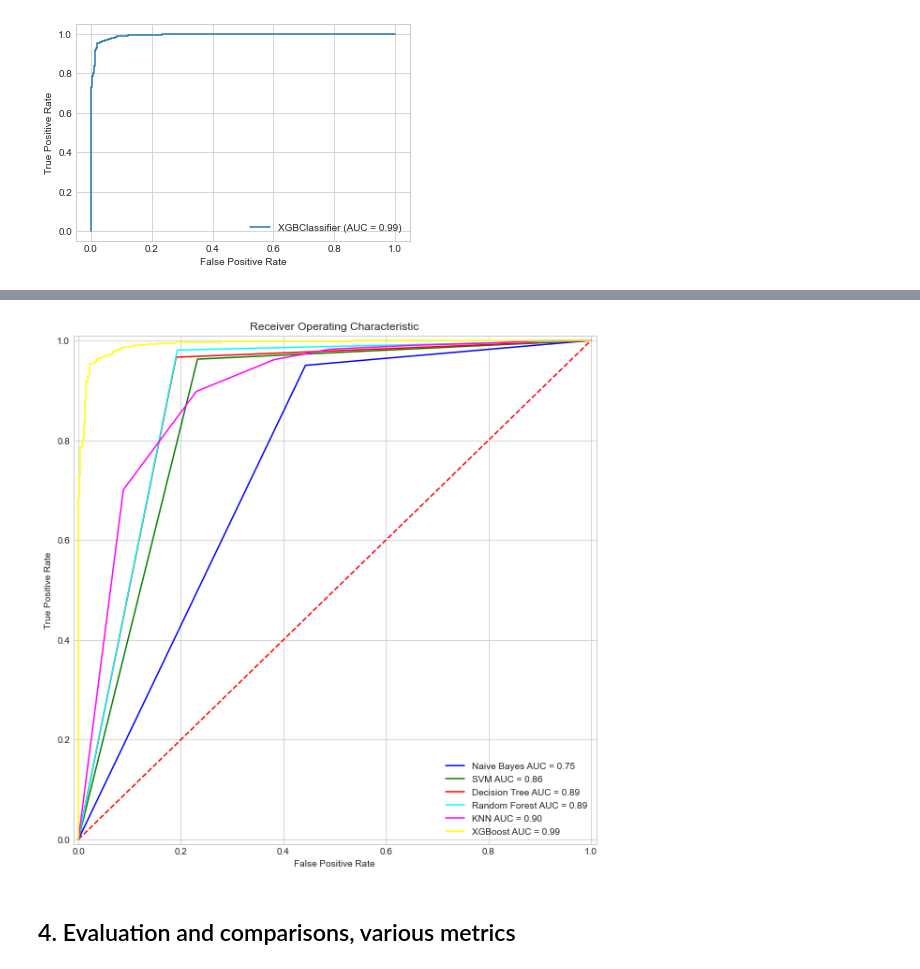
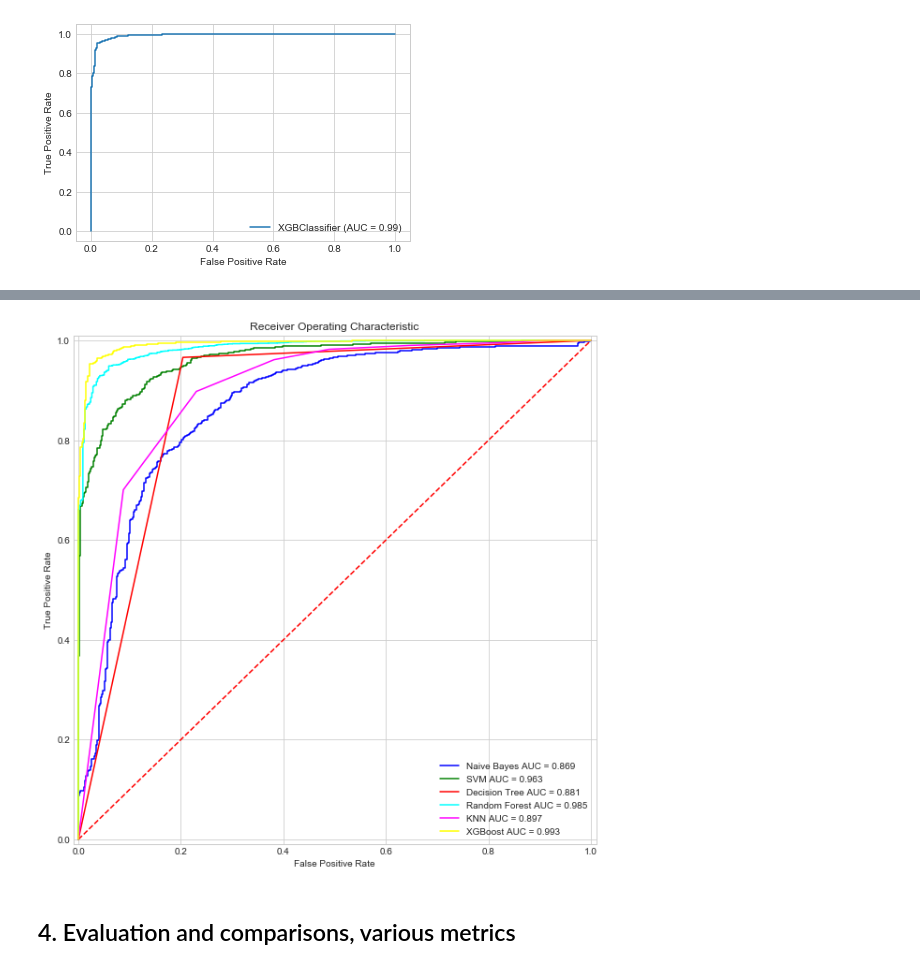
Before and after one commit to Elena-Chikara/Banking-churn-prediction-for-marketing-purposes, a Jupyter notebook: Bank_template (ROC curve and Confusion matrix).ipynb, the cells around one changed output, grey strips where cells are left out. Cells and saved outputs as stored; diff of their text form; code cells hidden in the pictures.

```diff
--- a/Bank_template (ROC curve and Confusion matrix).ipynb
+++ b/Bank_template (ROC curve and Confusion matrix).ipynb
@@ -603,17 +591,17 @@ plot_roc_curve(tree, X_test, y_test)
 # %%
-# %%time
-# from sklearn.ensemble import RandomForestClassifier
+%%time
+from sklearn.ensemble import RandomForestClassifier
 
-# rf_tree = RandomForestClassifier(n_jobs=-1,
-#                                  max_depth=9,
-#                                  n_estimators=4,
-#                                  min_samples_leaf=2,
-#                                  max_leaf_nodes=600,
-#                                  criterion='entropy',
-#                                  max_features=2,
-#                                  random_state=42)
-# rf_tree.fit(X_train, y_train)
+rf_tree = RandomForestClassifier(n_jobs=-1,
+                              max_depth=10,
+                              n_estimators=100,
+                              min_samples_leaf=4,
+                              max_leaf_nodes=150,
+                              criterion='entropy',
+                              max_features=0.5,
+                              random_state=0)
+rf_tree.fit(X_train, y_train)
 
 
-# print('Accuracy on the training subset ', (rf_tree.score(X_train, y_train)))
-# print('Accuracy on the test subset:', (rf_tree.score(X_test, y_test)))
+print('The accuracy on the training subset: {:.3f}'.format(rf_tree.score(X_train, y_train)))
+print('The accuracy on the test subset: {:.3f}'.format(rf_tree.score(X_test, y_test)))
@@ -620,4 +612,5 @@ plot_roc_curve(tree, X_test, y_test)
 # %%
-# y_pred = rf_tree.predict(X_test)
+y_pred_rf_tree = rf_tree.predict(X_test)
+y_proba_rf_tree = rf_tree.predict_proba(X_test)[:,1]
 
-# print(classification_report(y_test, y_pred))
+print(classification_report(y_test, y_pred_rf_tree))
@@ -758,6 +716,6 @@ Wall time: 391 ms
 # %%
 y_pred_xgb = xgb.predict(X_test)
-y_pred_xgb_proba = xgb.predict_proba(X_test)[:,1]
+y_proba_xgb = xgb.predict_proba(X_test)[:,1]
 
 print(classification_report(y_test, y_pred_xgb))
 # %% [output]
@@ -842,42 +800,42 @@ models = [
     'XGBoost'
 ]
 probs = [
-    y_pred_gnb,
-    y_pred_svm,
-    y_pred_tree,
-    y_pred_rf_tree,
+    y_proba_gnb,
+    y_proba_svm,
+    y_proba_tree,
+    y_proba_rf_tree,
     y_proba_knn,
-    y_pred_xgb_proba
+    y_proba_xgb
 ]
 colors = [
     'blue',
     'green',
     'red',
     'cyan',
     'magenta',
     'yellow',
     'black'
 ]
 
 plt.title('Receiver Operating Characteristic')
 plt.plot([0, 1], [0, 1],'r--')
 plt.xlim([-0.01, 1.01])
 plt.ylim([-0.01, 1.01])
 plt.ylabel('True Positive Rate')
 plt.xlabel('False Positive Rate')
 
 def plot_roc_curves(y_test, prob, model):
     fpr, tpr, threshold = roc_curve(y_test, prob)
     roc_auc = auc(fpr, tpr)
-    plt.plot(fpr, tpr, 'b', label = model + ' AUC = %0.2f' % roc_auc, color=colors[i])
+    plt.plot(fpr, tpr, 'b', label = model + ' AUC = %0.3f' % roc_auc, color=colors[i])
     plt.legend(loc = 'lower right')
 
 for i, model in list(enumerate(models)):
     plot_roc_curves(y_test, probs[i], models[i])
 
 plt.show()
 # %% [output]
-[figure, old version]
+[figure, new version]
 # %% [markdown]
 ## 4. Evaluation and comparisons, various metrics
 # %%
```
Also changed, not shown: parts of 36 cells of this notebook.
